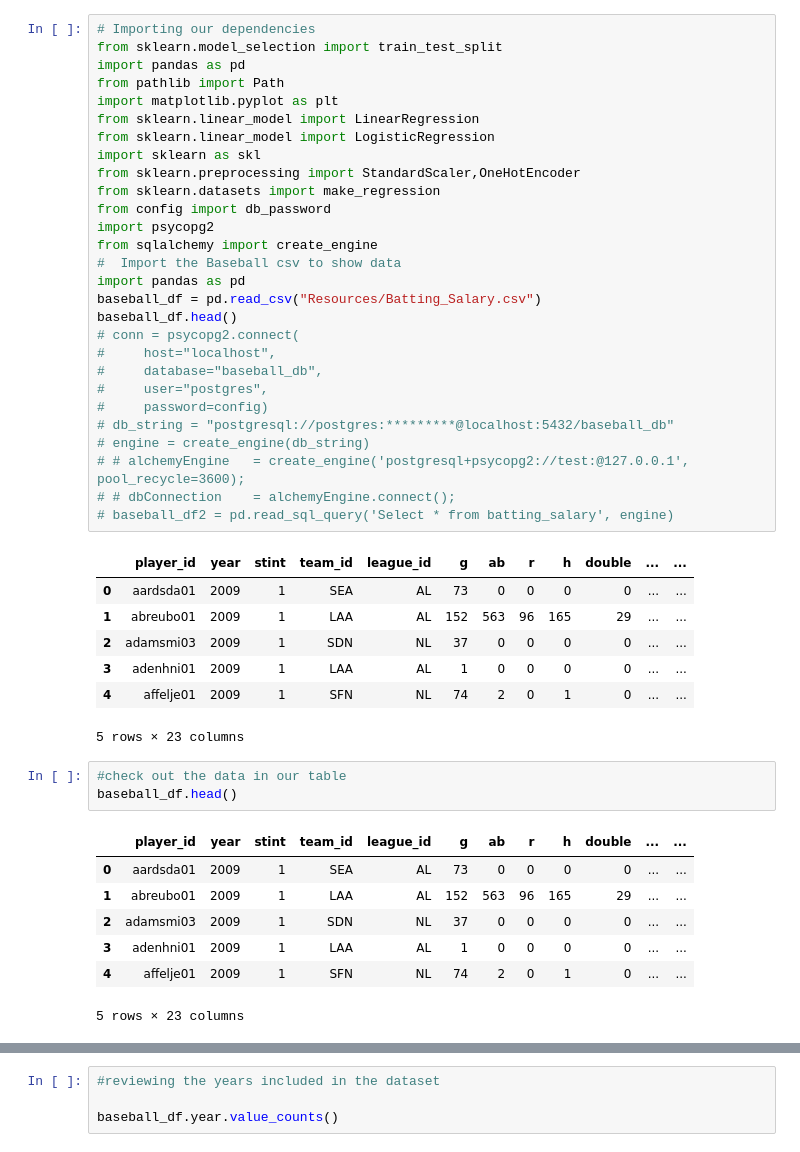
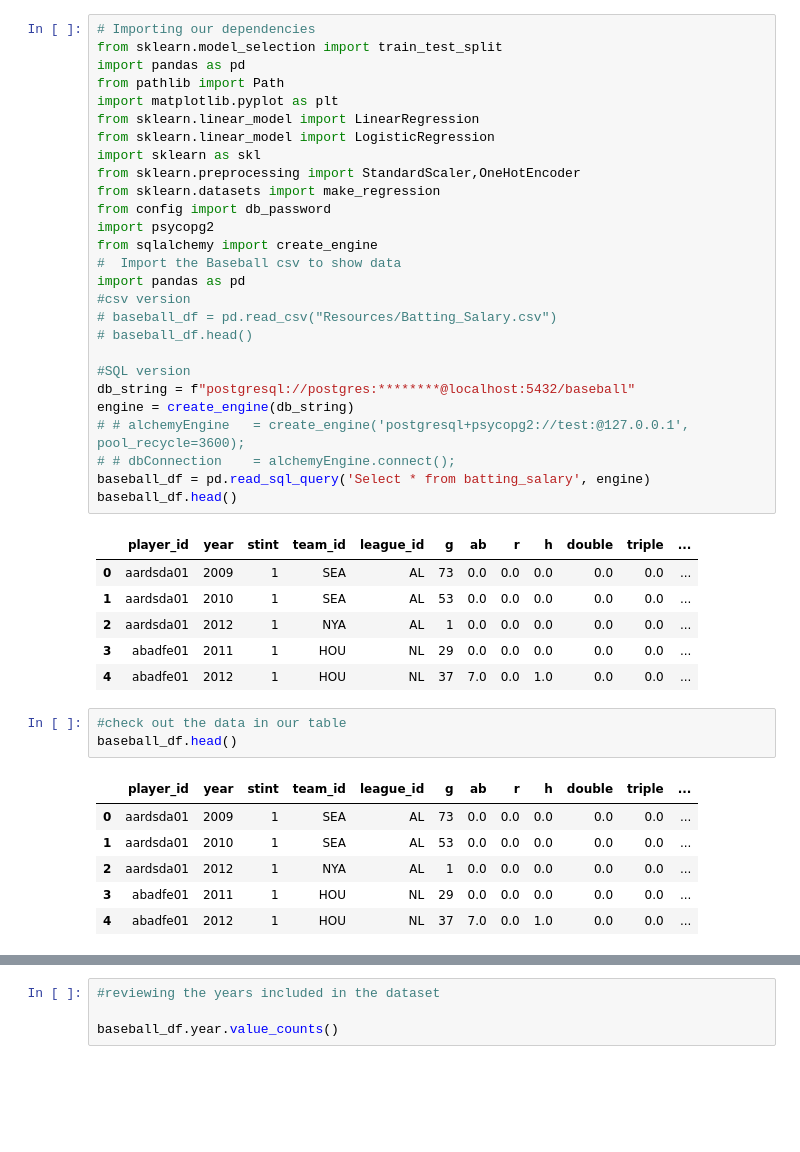
Before and after one commit to rclascano14/PROJECT, a Jupyter notebook: Machine_Learning_Classification_Model.ipynb, the cells around one changed output, grey strips where cells are left out. Cells and saved outputs as stored; diff of their text form; blank space fills up the shorter version.

```diff
--- a/Machine_Learning_Classification_Model.ipynb
+++ b/Machine_Learning_Classification_Model.ipynb
@@ -1,50 +1,47 @@
 # %%
 # Importing our dependencies
 from sklearn.model_selection import train_test_split
 import pandas as pd
 from pathlib import Path
 import matplotlib.pyplot as plt
 from sklearn.linear_model import LinearRegression
 from sklearn.linear_model import LogisticRegression
 import sklearn as skl
 from sklearn.preprocessing import StandardScaler,OneHotEncoder
 from sklearn.datasets import make_regression
 from config import db_password
 import psycopg2
 from sqlalchemy import create_engine
 #  Import the Baseball csv to show data
 import pandas as pd
-baseball_df = pd.read_csv("Resources/Batting_Salary.csv")
-baseball_df.head()
-# conn = psycopg2.connect(
-#     host="localhost",
-#     database="baseball_db",
-#     user="postgres",
-#     password=config)
-# db_string = "postgresql://postgres:*********@localhost:5432/baseball_db"
-# engine = create_engine(db_string)
+#csv version
+# baseball_df = pd.read_csv("Resources/Batting_Salary.csv")
+# baseball_df.head()
+
+#SQL version
+db_string = f"postgresql://postgres:********@localhost:5432/baseball"
+engine = create_engine(db_string)
 # # alchemyEngine   = create_engine('postgresql+psycopg2://test:@127.0.0.1', pool_recycle=3600);
 # # dbConnection    = alchemyEngine.connect();
-# baseball_df2 = pd.read_sql_query('Select * from batting_salary', engine)
+baseball_df = pd.read_sql_query('Select * from batting_salary', engine)
+baseball_df.head()
 # %% [output]
-|  | player_id | year | stint | team_id | league_id | g | ab | r | h | double | ... | ... |
-| 0 | aardsda01 | 2009 | 1 | SEA | AL | 73 | 0 | 0 | 0 | 0 | ... | ... |
-| 1 | abreubo01 | 2009 | 1 | LAA | AL | 152 | 563 | 96 | 165 | 29 | ... | ... |
-| 2 | adamsmi03 | 2009 | 1 | SDN | NL | 37 | 0 | 0 | 0 | 0 | ... | ... |
-| 3 | adenhni01 | 2009 | 1 | LAA | AL | 1 | 0 | 0 | 0 | 0 | ... | ... |
-| 4 | affelje01 | 2009 | 1 | SFN | NL | 74 | 2 | 0 | 1 | 0 | ... | ... |
+|  | player_id | year | stint | team_id | league_id | g | ab | r | h | double | triple | ... |
+| 0 | aardsda01 | 2009 | 1 | SEA | AL | 73 | 0.0 | 0.0 | 0.0 | 0.0 | 0.0 | ... |
+| 1 | aardsda01 | 2010 | 1 | SEA | AL | 53 | 0.0 | 0.0 | 0.0 | 0.0 | 0.0 | ... |
+| 2 | aardsda01 | 2012 | 1 | NYA | AL | 1 | 0.0 | 0.0 | 0.0 | 0.0 | 0.0 | ... |
+| 3 | abadfe01 | 2011 | 1 | HOU | NL | 29 | 0.0 | 0.0 | 0.0 | 0.0 | 0.0 | ... |
+| 4 | abadfe01 | 2012 | 1 | HOU | NL | 37 | 7.0 | 0.0 | 1.0 | 0.0 | 0.0 | ... |
-5 rows × 23 columns
 # %%
 #check out the data in our table
 baseball_df.head()
 # %% [output]
-|  | player_id | year | stint | team_id | league_id | g | ab | r | h | double | ... | ... |
-| 0 | aardsda01 | 2009 | 1 | SEA | AL | 73 | 0 | 0 | 0 | 0 | ... | ... |
-| 1 | abreubo01 | 2009 | 1 | LAA | AL | 152 | 563 | 96 | 165 | 29 | ... | ... |
-| 2 | adamsmi03 | 2009 | 1 | SDN | NL | 37 | 0 | 0 | 0 | 0 | ... | ... |
-| 3 | adenhni01 | 2009 | 1 | LAA | AL | 1 | 0 | 0 | 0 | 0 | ... | ... |
-| 4 | affelje01 | 2009 | 1 | SFN | NL | 74 | 2 | 0 | 1 | 0 | ... | ... |
+|  | player_id | year | stint | team_id | league_id | g | ab | r | h | double | triple | ... |
+| 0 | aardsda01 | 2009 | 1 | SEA | AL | 73 | 0.0 | 0.0 | 0.0 | 0.0 | 0.0 | ... |
+| 1 | aardsda01 | 2010 | 1 | SEA | AL | 53 | 0.0 | 0.0 | 0.0 | 0.0 | 0.0 | ... |
+| 2 | aardsda01 | 2012 | 1 | NYA | AL | 1 | 0.0 | 0.0 | 0.0 | 0.0 | 0.0 | ... |
+| 3 | abadfe01 | 2011 | 1 | HOU | NL | 29 | 0.0 | 0.0 | 0.0 | 0.0 | 0.0 | ... |
+| 4 | abadfe01 | 2012 | 1 | HOU | NL | 37 | 7.0 | 0.0 | 1.0 | 0.0 | 0.0 | ... |
-5 rows × 23 columns
 # %%
 #exploring the values in the specific columns
 baseball_df.sort_values(["salary"])
```
Also changed, not shown: parts of 26 cells of this notebook, 2 other files.
